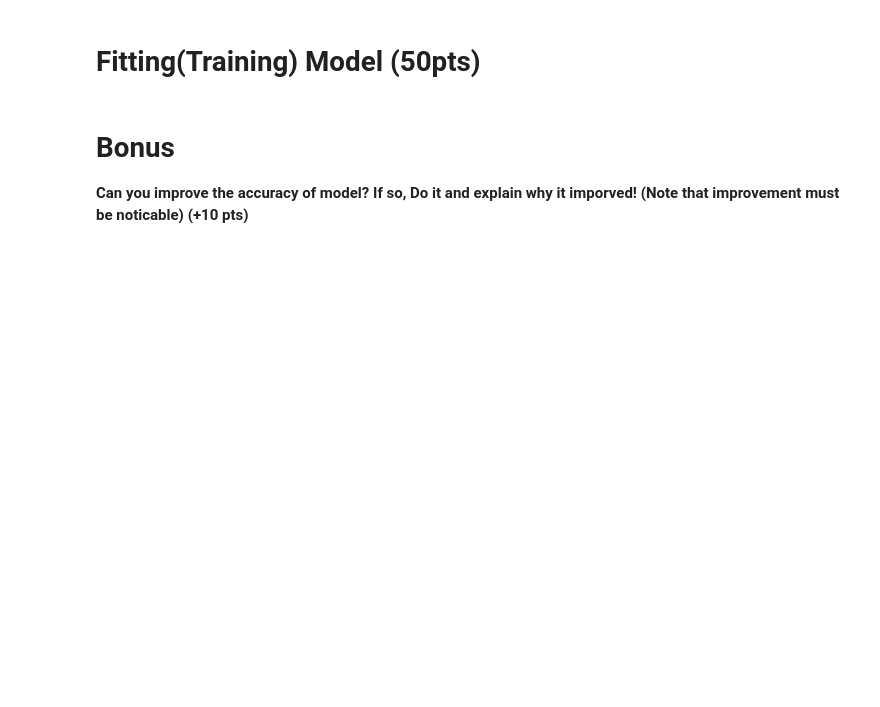
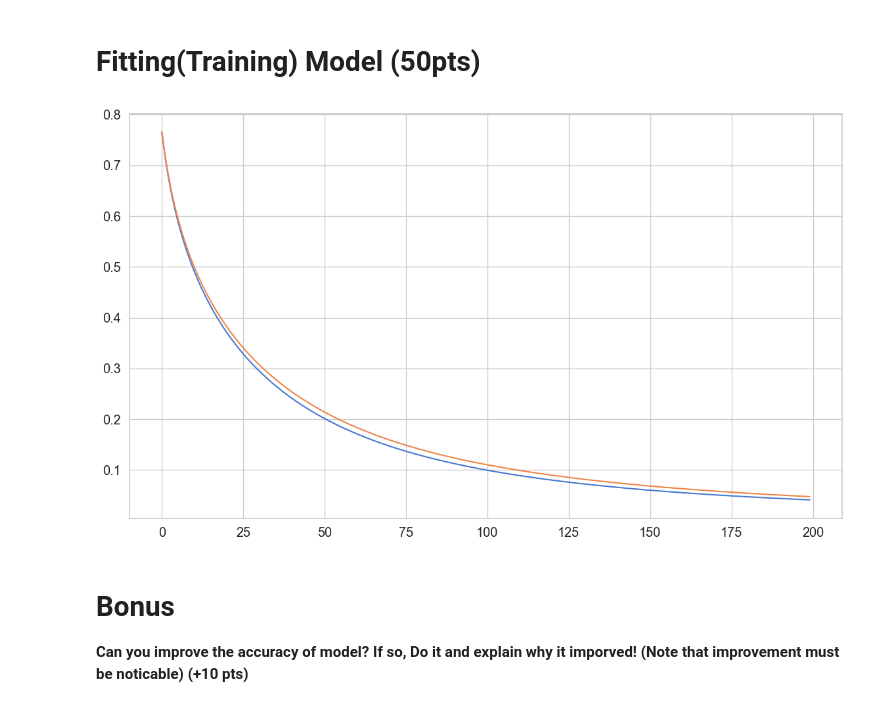
Before and after one commit to saeedzou/Deep-Learning-Assignments-2022, a Jupyter notebook: Assignment 1/DL2022-HW1-P1.ipynb, the cells around one changed output. Drawn from its saved outputs; the diff is of its cells as text; code cells hidden in the pictures; blank space fills up the shorter version.

Commit message:
Completed training + plots

```diff
--- a/Assignment 1/DL2022-HW1-P1.ipynb
+++ b/Assignment 1/DL2022-HW1-P1.ipynb
@@ -344,23 +340,55 @@ class Recommender:
 
   def predictions(self, P, Q):
     #TODO : create the prediction matrix
+    return P.T @ Q
 
   def fit(self, X_train, X_val):
     #TODO : Learn the model(P and Q) based on paper, you can initialize them with random gaussians
     #TODO : save the loss on train and validation data in each iteration
-  return self
+    m, n = X_train.shape
+
+    self.P = np.random.rand(self.n_latent_features, m)
+    self.Q = np.random.rand(self.n_latent_features, n)
+
+    self.train_err, self.val_err = [], []
+    users, items = X_train.nonzero()
+
+    for epoch in range(self.n_epochs):
+      for u, i in zip(users, items):
+        e_ui = X_train[u, i] - self.predictions(self.P[:, u], self.Q[:, i])
+        # print(e_ui, self.Q[:, i].shape, self.P[:, u].shape)
+        self.P[:, u] += self.learning_rate * (e_ui * self.Q[:, i] - self.lmbda * self.P[:, u])
+        self.Q[:, i] += self.learning_rate * (e_ui * self.P[:, u] - self.lmbda * self.Q[:, i])
+
+
+      self.train_err.append(rmse(self.predictions(self.P, self.Q), X_train))
+      self.val_err.append(rmse(self.predictions(self.P, self.Q), X_val))
+
+    return self
 
   def predict(self, X_train, user_index):
     #TODO : return predicted ratings for unobserved values of specific user index
+    y_pred = self.predictions(self.P, self.Q)
+    pred_index = np.where(X_train[user_index, :] == 0)[0]
+    y_pred = y_pred[user_index, pred_index].flatten()
+    return y_pred
 # %%
 #creating recommender object
 recommender = Recommender().fit(train, val)
 # %%
 ###############################################################################
 # TODO : Plot the loss of train and loss
 ###############################################################################
+train_error_history = recommender.train_err
+val_error_history = recommender.val_err
 
+plt.figure()
+plt.plot(train_error_history)
+plt.plot(val_error_history)
+plt.show()
 #TODO
+# %% [output]
+[figure, added]
 # %% [markdown]
 # Bonus
 **Can you improve the accuracy of model? If so, Do it and explain why it imporved! (Note that improvement must be noticable) (+10 pts)**
```
Also changed, not shown: parts of 3 cells of this notebook.
